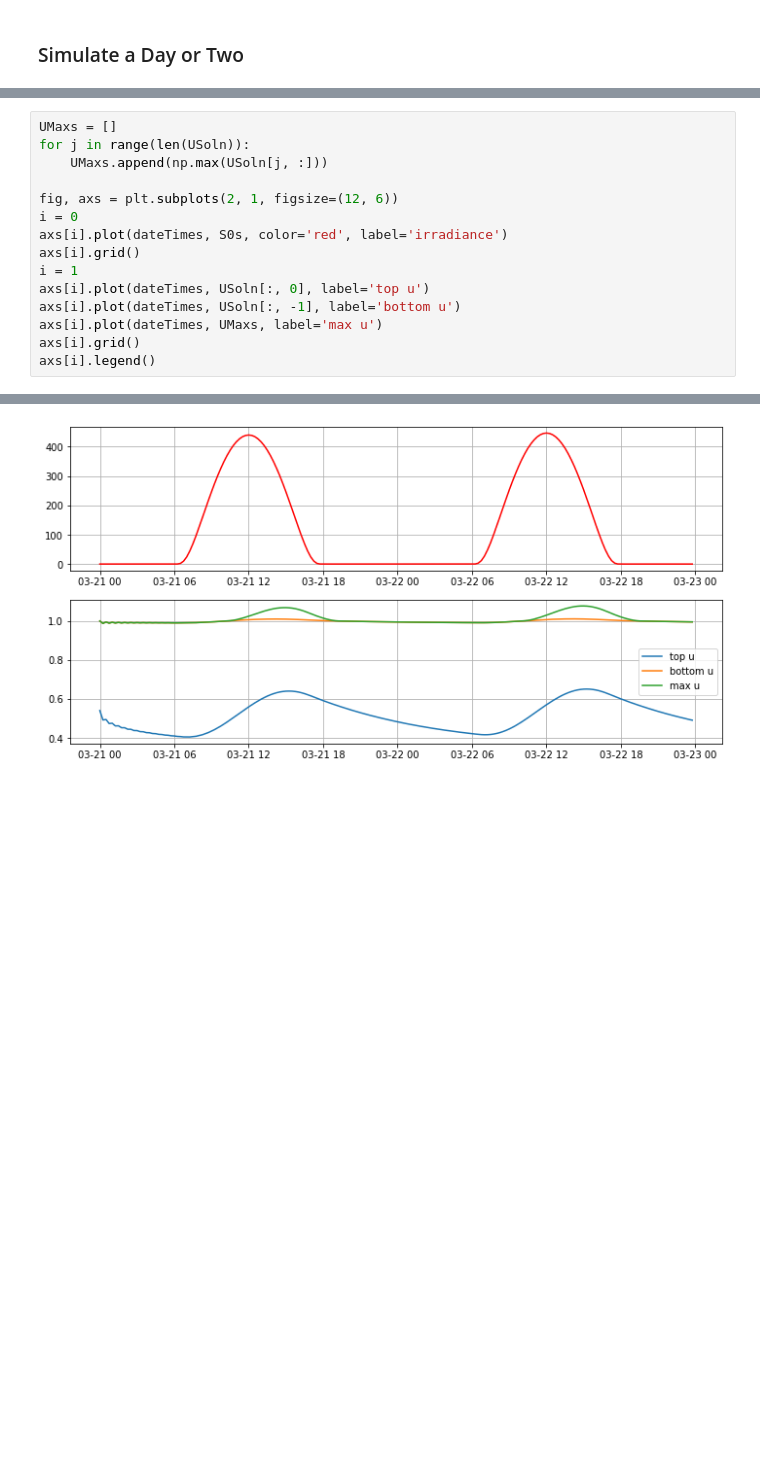
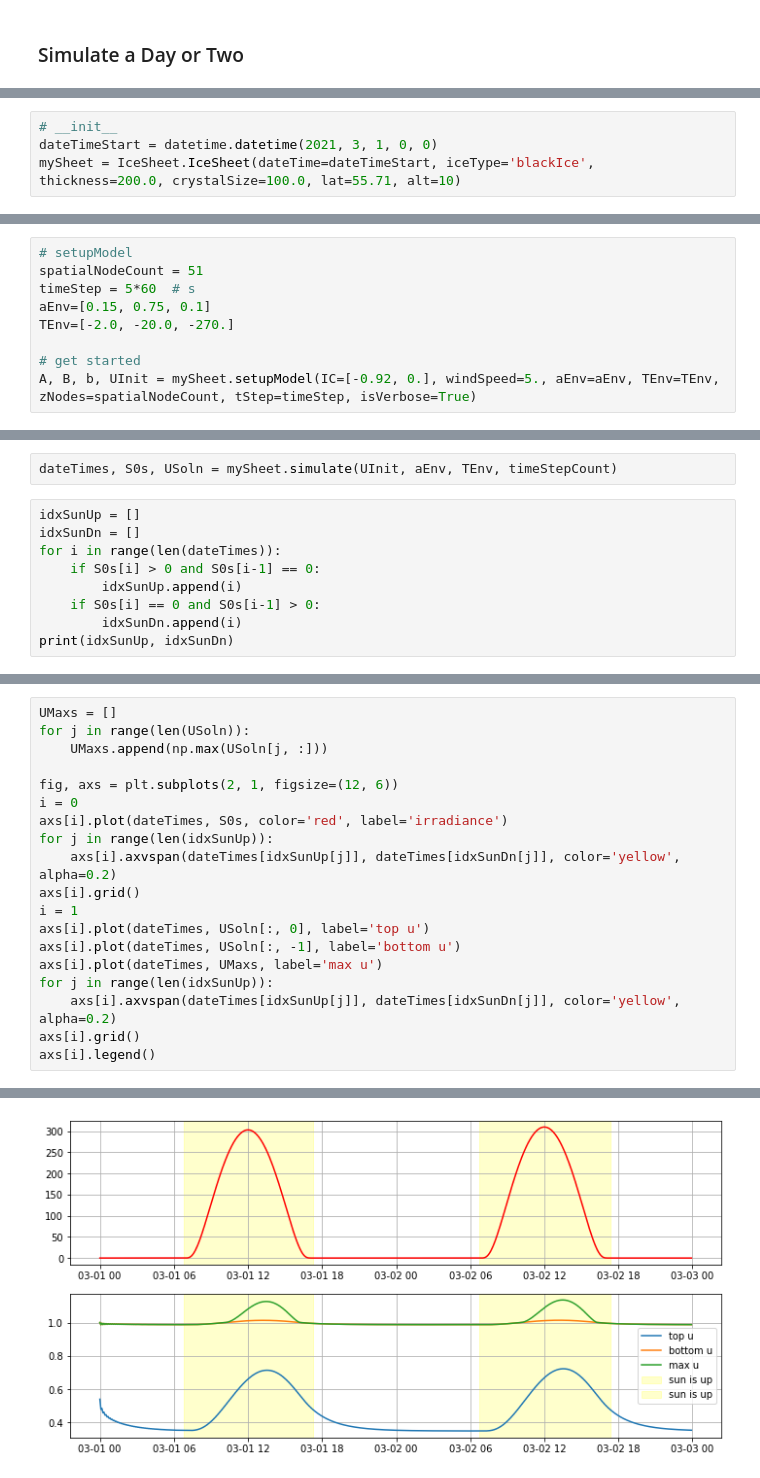
Before and after one commit to Henrikum/skrinning-stuff, a Jupyter notebook: notebooks/skrinning stuff.ipynb, the cells around one changed output, grey strips where cells are left out. Drawn from its saved outputs; the diff is of its cells as text; blank space fills up the shorter version.

```diff
--- a/notebooks/skrinning stuff.ipynb
+++ b/notebooks/skrinning stuff.ipynb
@@ -152,0 +77,4 @@ sigma = 6.544502617801047
+# %%
+# __init__
+dateTimeStart = datetime.datetime(2021, 3, 1, 0, 0)
+mySheet = IceSheet.IceSheet(dateTime=dateTimeStart, iceType='blackIce', thickness=200.0, crystalSize=100.0, lat=55.71, alt=10)
@@ -152,0 +85,9 @@ sigma = 6.544502617801047
+# %%
+# setupModel
+spatialNodeCount = 51
+timeStep = 5*60  # s
+aEnv=[0.15, 0.75, 0.1]
+TEnv=[-2.0, -20.0, -270.]
+
+# get started
+A, B, b, UInit = mySheet.setupModel(IC=[-0.92, 0.], windSpeed=5., aEnv=aEnv, TEnv=TEnv, zNodes=spatialNodeCount, tStep=timeStep, isVerbose=True)
@@ -152,0 +107,11 @@ sigma = 6.544502617801047
+# %%
+dateTimes, S0s, USoln = mySheet.simulate(UInit, aEnv, TEnv, timeStepCount)
+# %%
+idxSunUp = []
+idxSunDn = []
+for i in range(len(dateTimes)):
+    if S0s[i] > 0 and S0s[i-1] == 0:
+        idxSunUp.append(i)
+    if S0s[i] == 0 and S0s[i-1] > 0:
+        idxSunDn.append(i)
+print(idxSunUp, idxSunDn)
@@ -153,21 +120,25 @@ sigma = 6.544502617801047
 # %%
 UMaxs = []
 for j in range(len(USoln)):
     UMaxs.append(np.max(USoln[j, :]))
 
 fig, axs = plt.subplots(2, 1, figsize=(12, 6))
 i = 0
 axs[i].plot(dateTimes, S0s, color='red', label='irradiance')
+for j in range(len(idxSunUp)):
+    axs[i].axvspan(dateTimes[idxSunUp[j]], dateTimes[idxSunDn[j]], color='yellow', alpha=0.2)
 axs[i].grid()
 i = 1
 axs[i].plot(dateTimes, USoln[:, 0], label='top u')
 axs[i].plot(dateTimes, USoln[:, -1], label='bottom u')
 axs[i].plot(dateTimes, UMaxs, label='max u')
+for j in range(len(idxSunUp)):
+    axs[i].axvspan(dateTimes[idxSunUp[j]], dateTimes[idxSunDn[j]], color='yellow', alpha=0.2)
 axs[i].grid()
 axs[i].legend()
 # %% [output]
 <matplotlib.legend.Legend at 0x...>
-[figure, old version]
+[figure, new version]
 # %%
 USoln.shape
 # %% [output]
```
Also changed, not shown: parts of 13 cells of this notebook, 1 other file.
